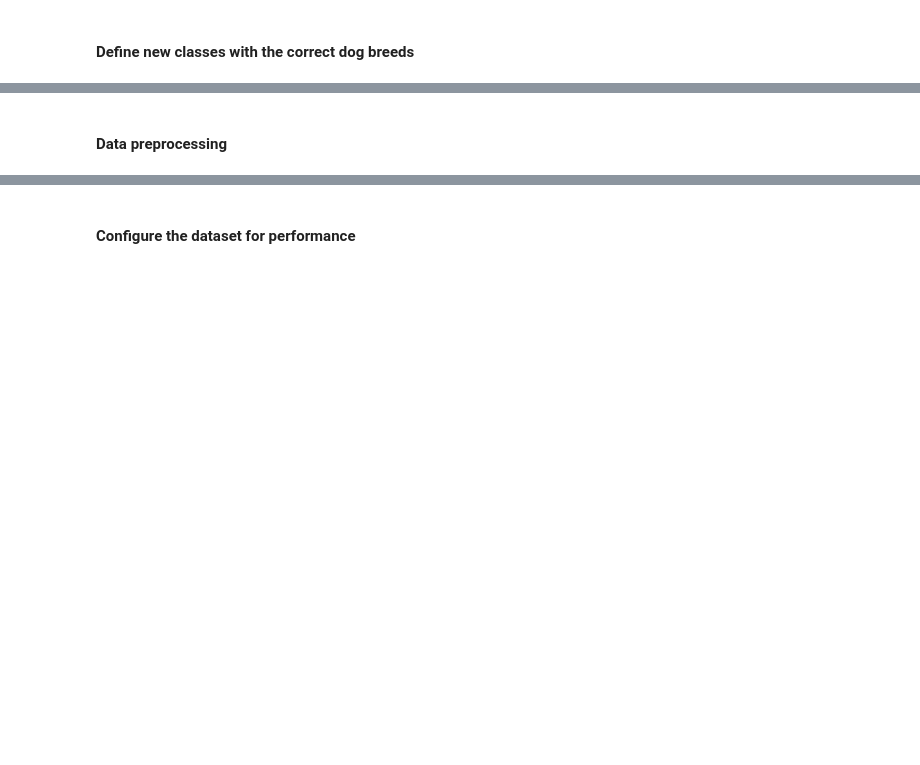
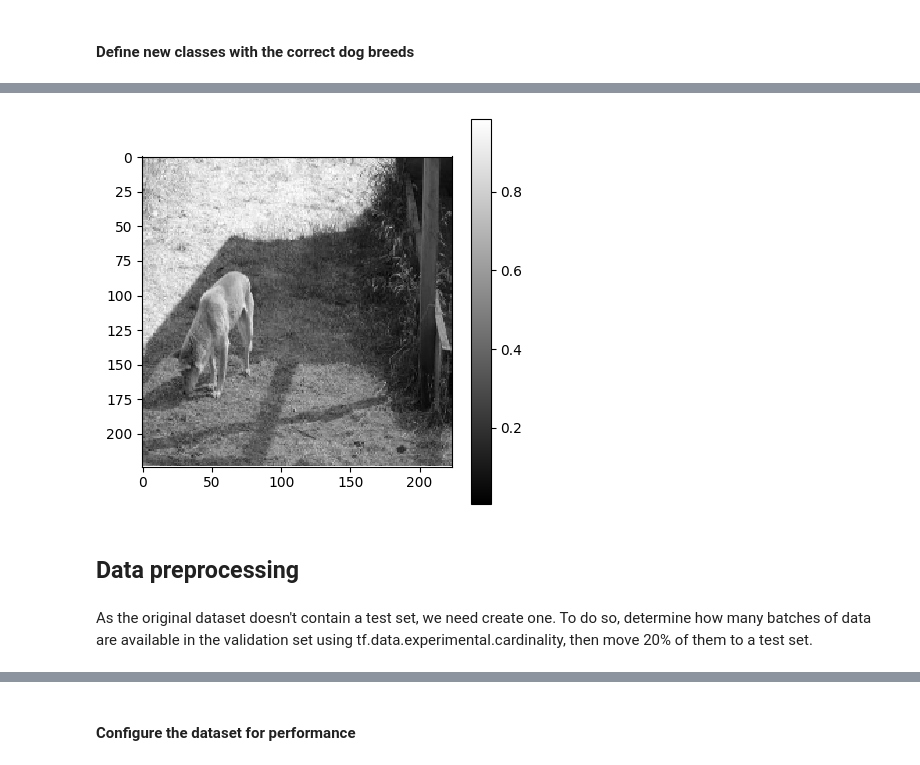
Before and after one commit to ipleiria-ciic/sp-ia, a Jupyter notebook: NB04-0124/NB04-0124-0.2.2.ipynb, the cells around one changed output, grey strips where cells are left out. Cells and saved outputs as stored; diff of their text form; code cells hidden in the pictures; blank space fills up the shorter version.

```diff
--- a/NB04-0124/NB04-0124-0.2.2.ipynb
+++ b/NB04-0124/NB04-0124-0.2.2.ipynb
@@ -178,5 +164,21 @@ New class names: ['Shih-Tzu', 'Rhodesian ridgeback', 'Beagle', 'English foxhound
+# %%
+# Plot for image visualisation
+for images, labels in train_dataset.take(1):
+    images = images / 255.0
+    index_to_visualize = 0
+    gray_image = tf.image.rgb_to_grayscale(images[index_to_visualize])
+    gray_image_np = gray_image.numpy()
+    mpl.figure()
+    mpl.imshow(gray_image_np[:, :, 0], cmap='gray', interpolation='nearest')
+    mpl.colorbar()
+    mpl.grid(False)
+    mpl.show()
+# %% [output]
+[figure, added]
 # %% [markdown]
-#### Data preprocessing
+## Data preprocessing
+# %% [markdown]
+As the original dataset doesn't contain a test set, we need create one. To do so, determine how many batches of data are available in the validation set using tf.data.experimental.cardinality, then move 20% of them to a test set.
 # %%
 val_batches = tf.data.experimental.cardinality(validation_dataset)
 test_dataset = validation_dataset.take(val_batches // 5)
```
Also changed, not shown: parts of 80 cells of this notebook.
